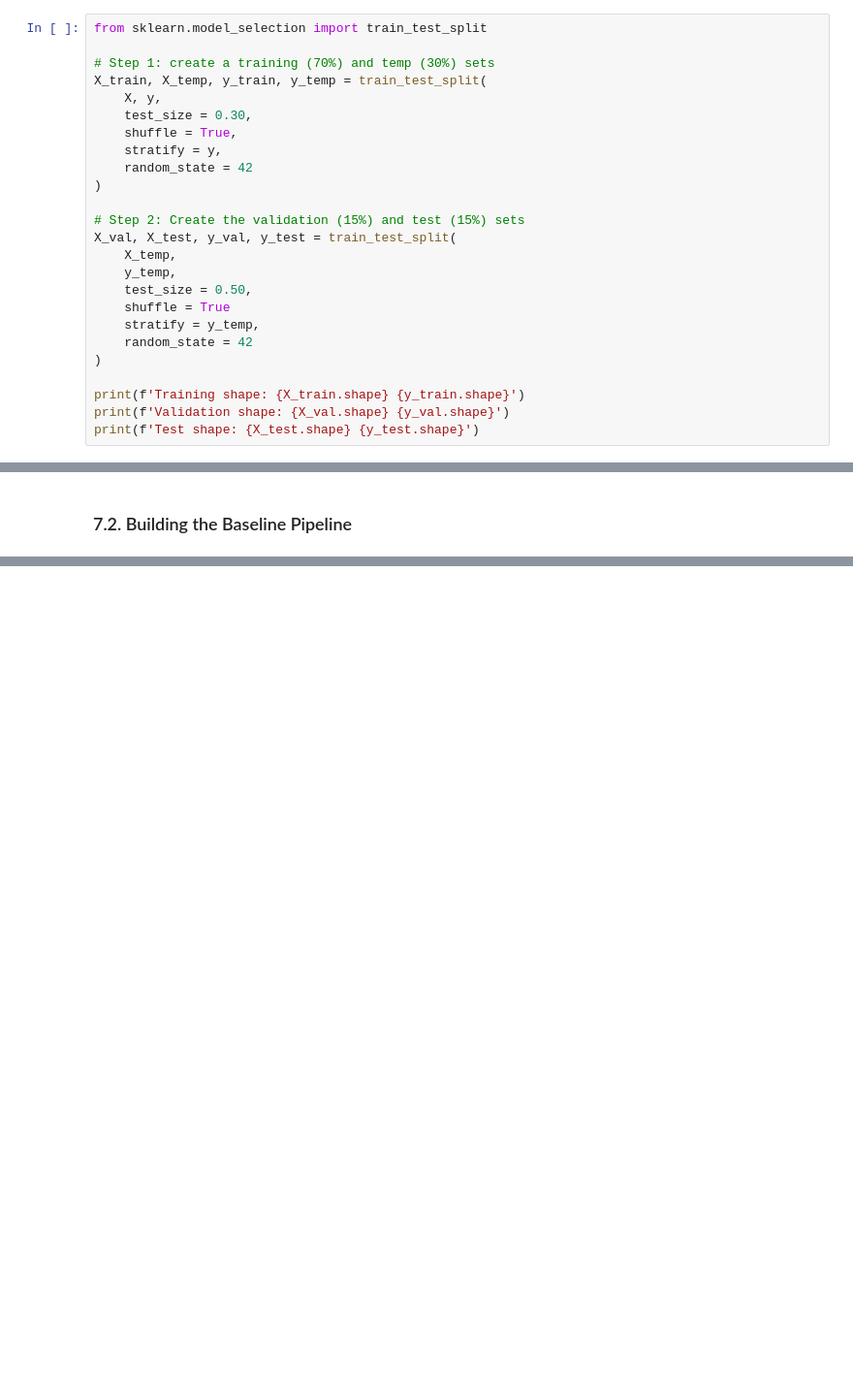
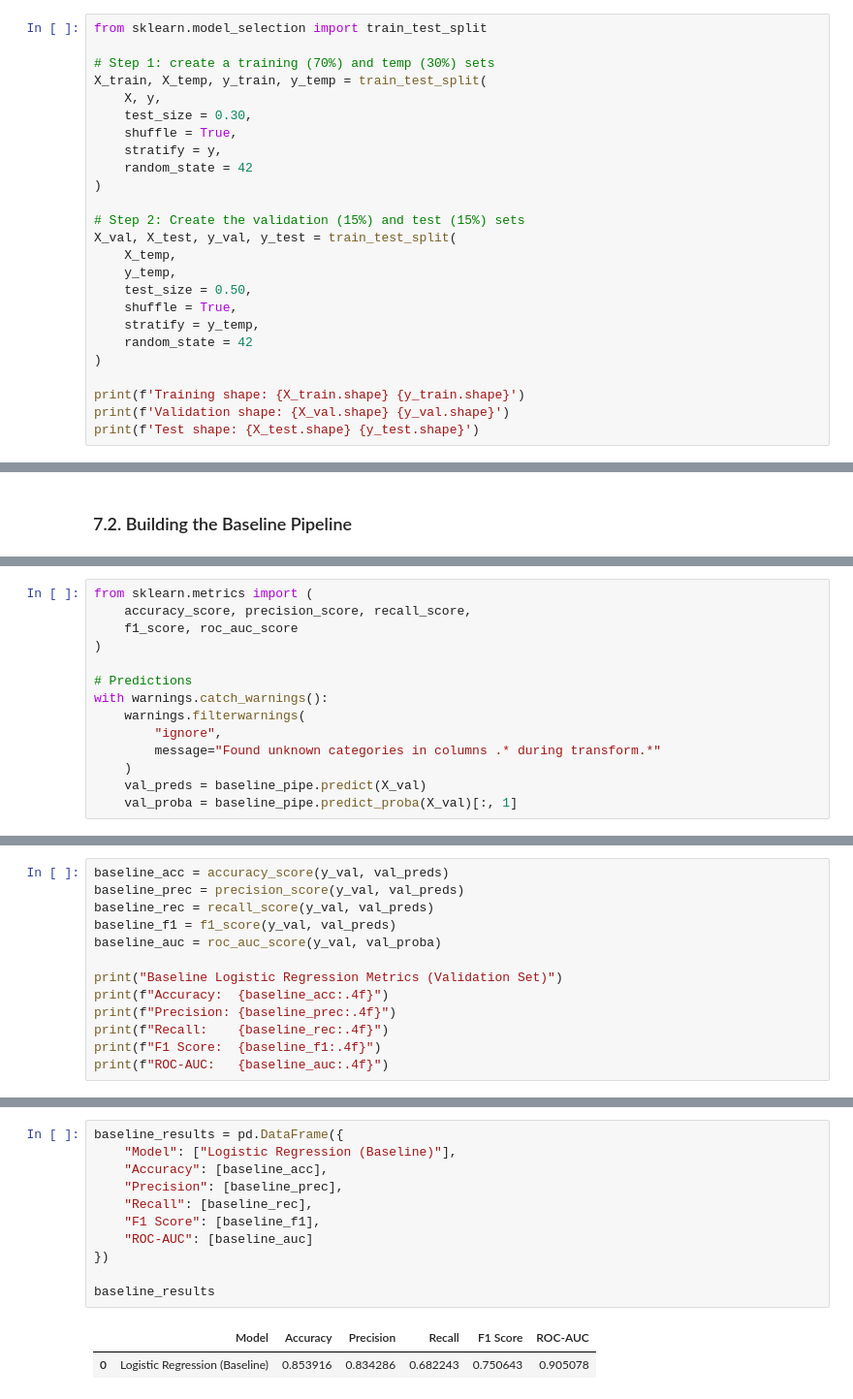
Before and after one commit to dziaoure/ai-ml-ucberkeley, a Jupyter notebook: capstone-project/capstone.ipynb, the cells around one changed output, grey strips where cells are left out. Shown at 97% size. Cells and saved outputs as stored; diff of their text form; blank space fills up the shorter version.

Commit message:
feat: update the baseline model training and evaluation

```diff
--- a/capstone-project/capstone.ipynb
+++ b/capstone-project/capstone.ipynb
@@ -754,7 +766,7 @@ X_val, X_test, y_val, y_test = train_test_split(
     X_temp,
     y_temp,
     test_size = 0.50,
-    shuffle = True
+    shuffle = True,
     stratify = y_temp,
     random_state = 42
 )
@@ -908,0 +925,14 @@ ROC-AUC Score: 0.9129
+# %%
+from sklearn.metrics import (
+    accuracy_score, precision_score, recall_score,
+    f1_score, roc_auc_score
+)
+
+# Predictions
+with warnings.catch_warnings():
+    warnings.filterwarnings(
+        "ignore",
+        message="Found unknown categories in columns .* during transform.*"
+    )
+    val_preds = baseline_pipe.predict(X_val)
+    val_proba = baseline_pipe.predict_proba(X_val)[:, 1]
@@ -908,0 +943,13 @@ ROC-AUC Score: 0.9129
+# %%
+baseline_acc = accuracy_score(y_val, val_preds)
+baseline_prec = precision_score(y_val, val_preds)
+baseline_rec = recall_score(y_val, val_preds)
+baseline_f1 = f1_score(y_val, val_preds)
+baseline_auc = roc_auc_score(y_val, val_proba)
+
+print("Baseline Logistic Regression Metrics (Validation Set)")
+print(f"Accuracy:  {baseline_acc:.4f}")
+print(f"Precision: {baseline_prec:.4f}")
+print(f"Recall:    {baseline_rec:.4f}")
+print(f"F1 Score:  {baseline_f1:.4f}")
+print(f"ROC-AUC:   {baseline_auc:.4f}")
@@ -920,0 +975,14 @@ Overall, the baseline model establishes a strong reference point. Future models
+# %%
+baseline_results = pd.DataFrame({
+    "Model": ["Logistic Regression (Baseline)"],
+    "Accuracy": [baseline_acc],
+    "Precision": [baseline_prec],
+    "Recall": [baseline_rec],
+    "F1 Score": [baseline_f1],
+    "ROC-AUC": [baseline_auc]
+})
+
+baseline_results
+# %% [output]
+|  | Model | Accuracy | Precision | Recall | F1 Score | ROC-AUC |
+| 0 | Logistic Regression (Baseline) | 0.853916 | 0.834286 | 0.682243 | 0.750643 | 0.905078 |
```
Also changed, not shown: parts of 14 cells of this notebook.
